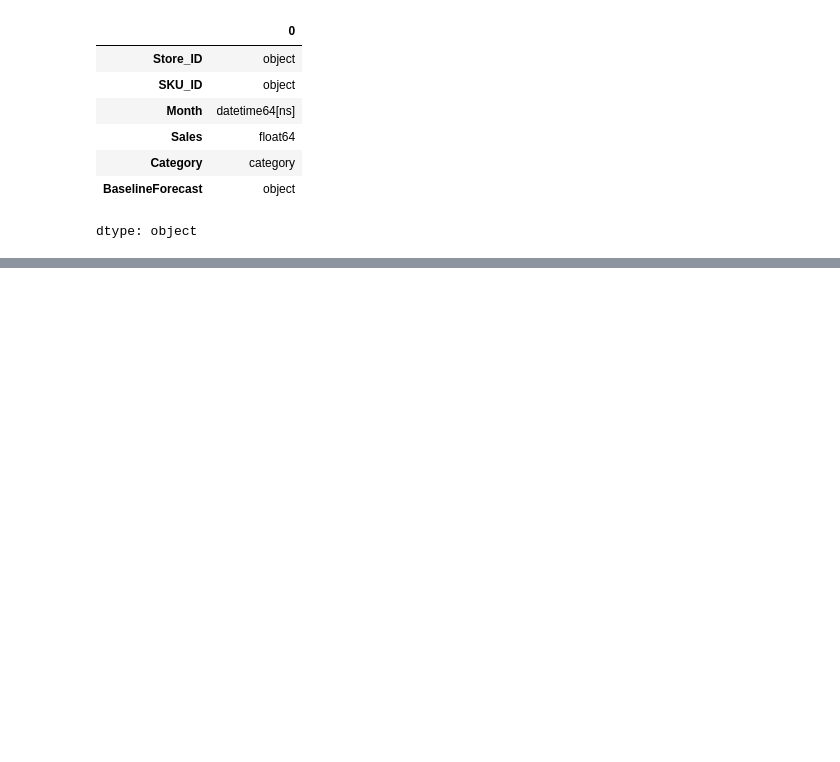
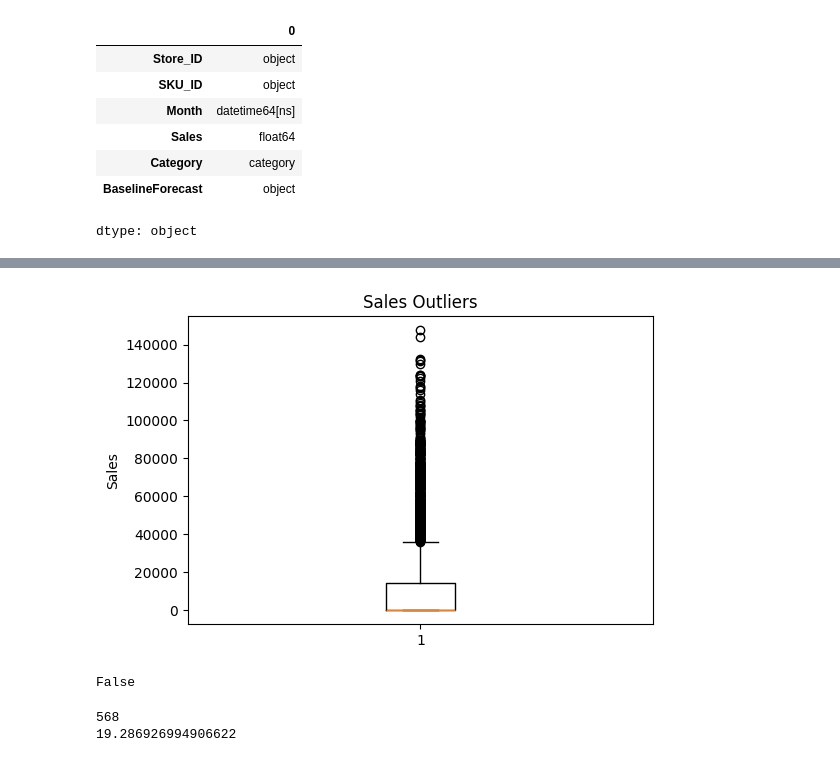
Before and after one commit to partha2412/Time-Series-Forecast, a Jupyter notebook: TimeSeries_forecasting.ipynb, the cells around one changed output, grey strips where cells are left out. Cells and saved outputs as stored; diff of their text form; code cells hidden in the pictures; blank space fills up the shorter version.

Commit message:
outlier dew

```diff
--- a/TimeSeries_forecasting.ipynb
+++ b/TimeSeries_forecasting.ipynb
@@ -142,0 +206,14 @@ dtype: object
+# %%
+import matplotlib.pyplot as plt
+
+plt.figure(figsize=(6,4))
+plt.boxplot(tdf["Sales"])
+plt.title("Sales Outliers")
+plt.ylabel("Sales")
+plt.show()
+# %% [output]
+[figure, added]
+# %%
+tdf["Month"].is_monotonic_increasing
+# %% [output]
+False
@@ -142,0 +228,6 @@ dtype: object
+# %%
+print(t_outliers.sum())
+print((t_outliers.sum() / len(tdf)) * 100)
+# %% [output]
+568
+19.286926994906622
```
Also changed, not shown: parts of 23 cells of this notebook.
